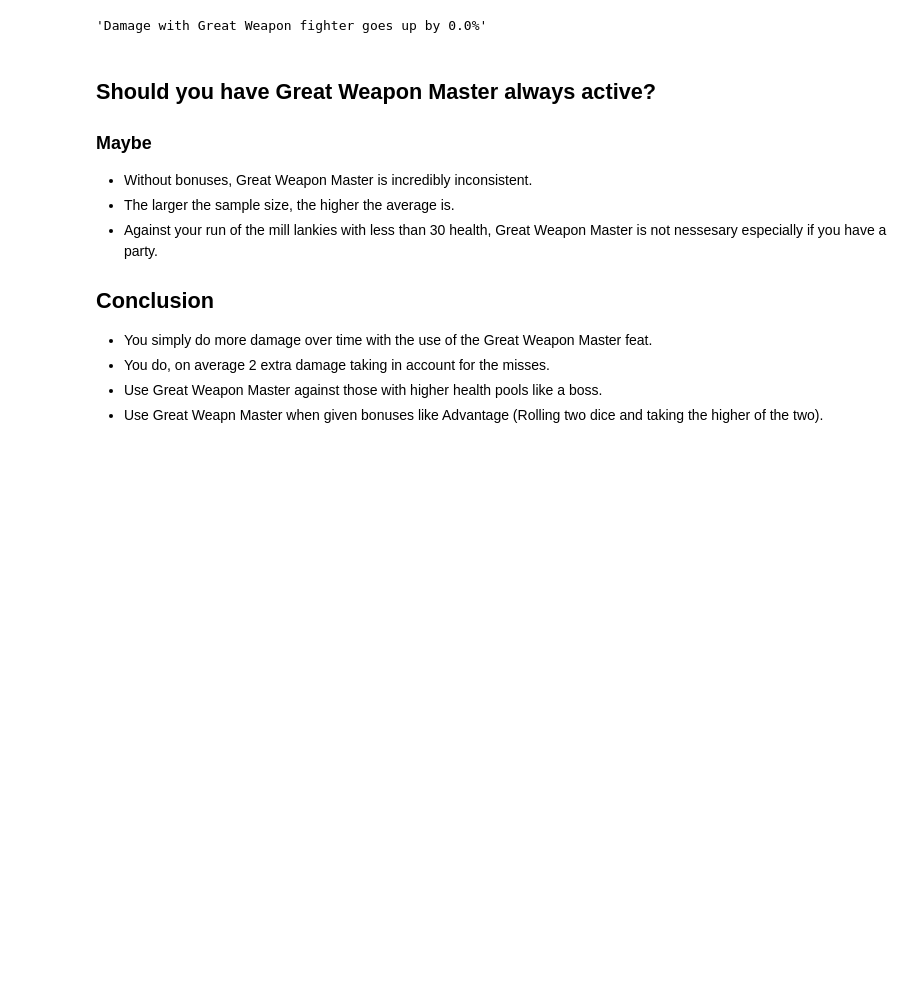
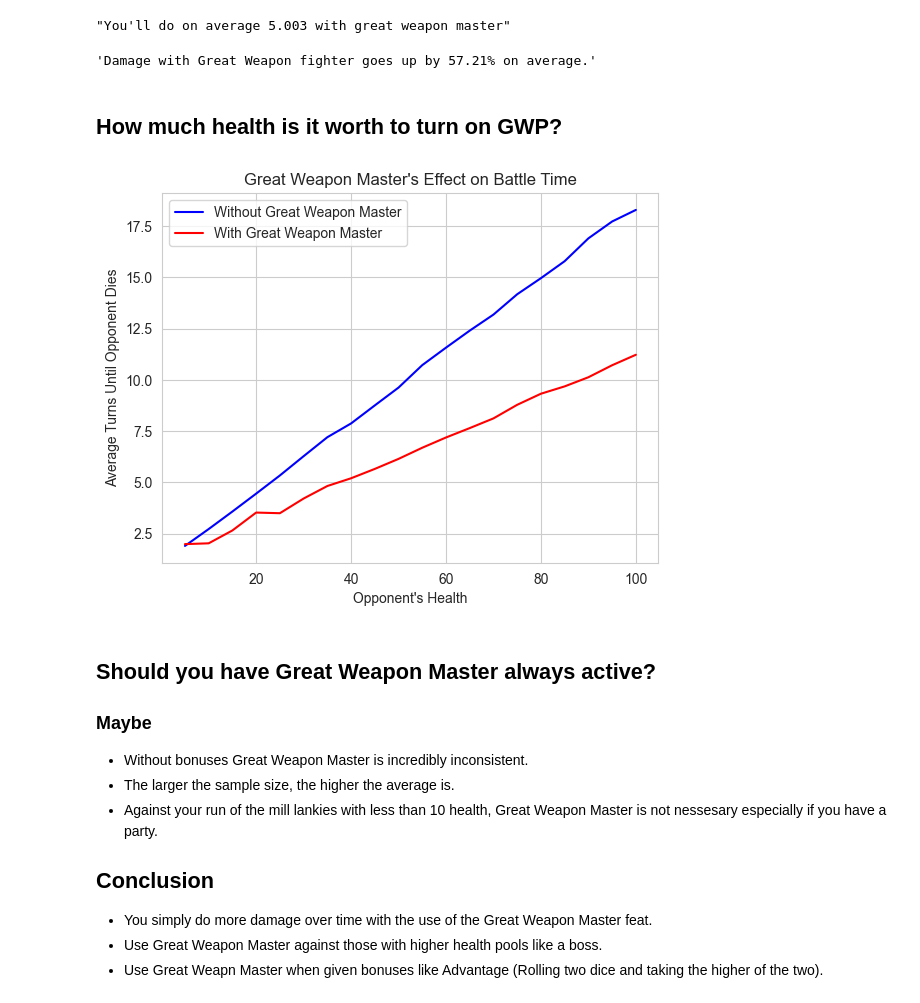
Before and after one commit to Streetlight321/Portfolio, a Jupyter notebook: fighter.ipynb, the cells around one changed output. Cells and saved outputs as stored; diff of their text form; code cells hidden in the pictures; blank space fills up the shorter version.

```diff
--- a/fighter.ipynb
+++ b/fighter.ipynb
@@ -46,14 +42,0 @@ def damageCalc():
-# %%
-#   The same as the last few cells just some changes to take in account for Great Weapon Master.
-ac = 10
-damageGWP = []
-turns = 100000
-
-for i in range(turns):
-    if roll(20)-5 >= ac:    # -5 penalty for the Great Weapon Master
-        damageGWP.append(damageCalc())
-    else:
-        damageGWP.append(0)
-
-gwp = mean(damage)
-"You'll do on average " +str(gwp) + " with Great Weapon Master"
@@ -62,4 +45,12 @@ gwp = mean(damage)
+# %%
+damageGWP = []
+for i in range(turns):
+    damageGWP.append(simulateAttacks(roll(20), gwp=True))
+percent = (mean(damageNo)/mean(damageGWP))*100
+f"You'll do on average {mean(damageGWP):.3f} with great weapon master"
+# %% [output]
+"You'll do on average 5.003 with great weapon master"
 # %%
-"Damage with Great Weapon fighter goes up by "+str((gwp-nonGWP)/gwp*100)+"%"
+f"Damage with Great Weapon fighter goes up by {percent:.2f}% on average."
 # %% [output]
-'Damage with Great Weapon fighter goes up by 0.0%'
+'Damage with Great Weapon fighter goes up by 57.21% on average.'
@@ -73,0 +57,8 @@ damage_data.to_excel('damage_comparison.xlsx', index=False)
+# %% [markdown]
+## How much health is it worth to turn on GWP?
+# %%
+def healthArr(incriment, over): #   Returns an array of health
+    health = []
+    for i in range(1, over+1):
+        health.append(i*incriment)
+    return health
@@ -74,13 +101,33 @@ damage_data.to_excel('damage_comparison.xlsx', index=False)
+# %%
+import seaborn as sns
+import matplotlib.pyplot as plt
+
+# Set Seaborn style
+sns.set_style("whitegrid")
+
+# Plotting data as line charts
+sns.lineplot(x=health, y=average, color='blue', label='Without Great Weapon Master')
+sns.lineplot(x=health, y=averageGWP, color='red', label='With Great Weapon Master')
+
+# Adding labels and title
+plt.xlabel("Opponent's Health")
+plt.ylabel("Average Turns Until Opponent Dies")
+plt.title("Great Weapon Master's Effect on Battle Time")
+
+plt.legend()
+
+plt.grid(True)
+# %% [output]
+[figure, added]
 # %% [markdown]
 ## Should you have Great Weapon Master always active?
 ### Maybe
-- Without bonuses, Great Weapon Master is incredibly inconsistent.
+- Without bonuses Great Weapon Master is incredibly inconsistent.
 - The larger the sample size, the higher the average is.
-- Against your run of the mill lankies with less than 30 health, Great Weapon Master is not nessesary especially if you have a party.
+- Against your run of the mill lankies with less than 10 health, Great Weapon Master is not nessesary especially if you have a party.
 
 ## Conclusion
 
 - You simply do more damage over time with the use of the Great Weapon Master feat.
-- You do, on average 2 extra damage taking in account for the misses.
 - Use Great Weapon Master against those with higher health pools like a boss.
 - Use Great Weapn Master when given bonuses like Advantage (Rolling two dice and taking the higher of the two).
```
Also changed, not shown: parts of 11 cells of this notebook.
